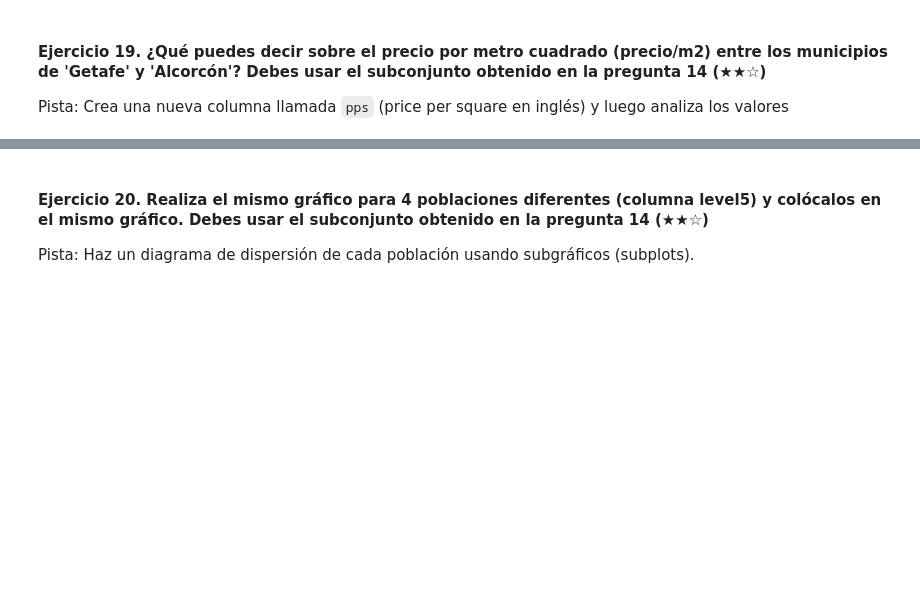
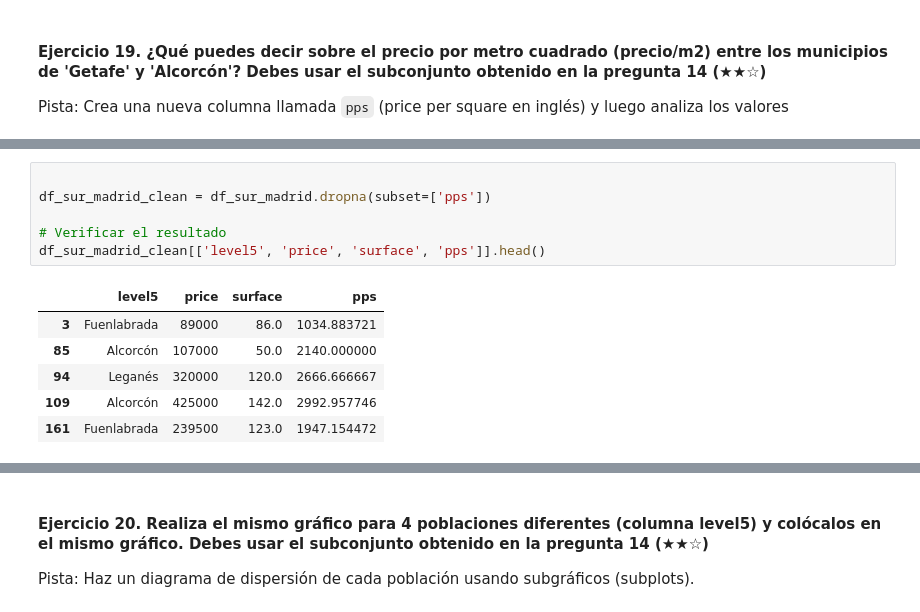
Before and after one commit to bartowen/realestate-datacleanup-exercise, a Jupyter notebook: project.es.ipynb, the cells around one changed output, grey strips where cells are left out. Saved outputs shown, nothing was run; the diff lists cells and outputs as text; blank space fills up the shorter version.

```diff
--- a/project.es.ipynb
+++ b/project.es.ipynb
@@ -539,0 +552,13 @@ Pista: Crea una nueva columna llamada `pps` (price per square en inglés) y lueg
+# %%
+
+df_sur_madrid_clean = df_sur_madrid.dropna(subset=['pps'])
+
+# Verificar el resultado
+df_sur_madrid_clean[['level5', 'price', 'surface', 'pps']].head()
+# %% [output]
+|  | level5 | price | surface | pps |
+| 3 | Fuenlabrada | 89000 | 86.0 | 1034.883721 |
+| 85 | Alcorcón | 107000 | 50.0 | 2140.000000 |
+| 94 | Leganés | 320000 | 120.0 | 2666.666667 |
+| 109 | Alcorcón | 425000 | 142.0 | 2992.957746 |
+| 161 | Fuenlabrada | 239500 | 123.0 | 1947.154472 |
```
Also changed, not shown: parts of 4 cells of this notebook.
